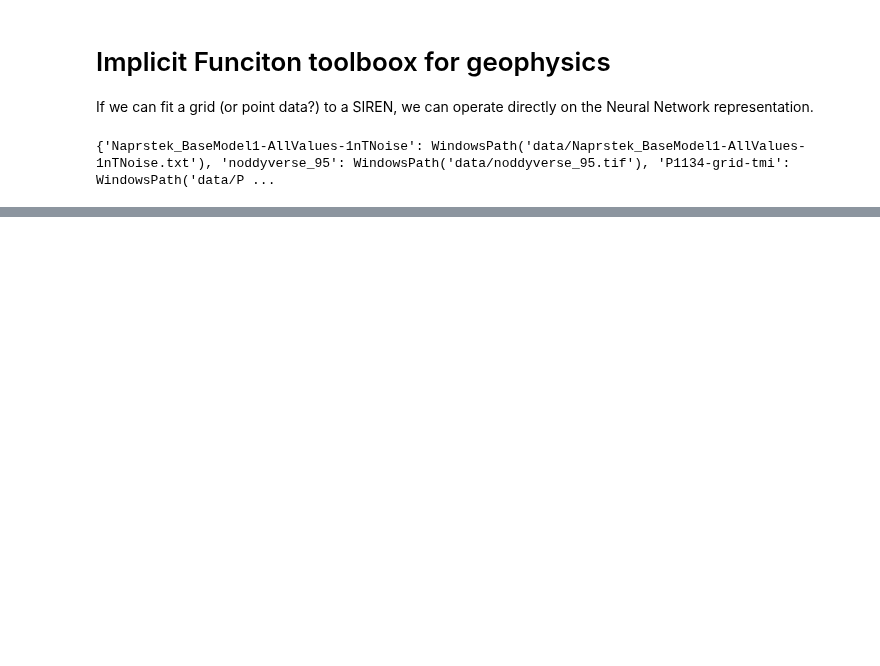
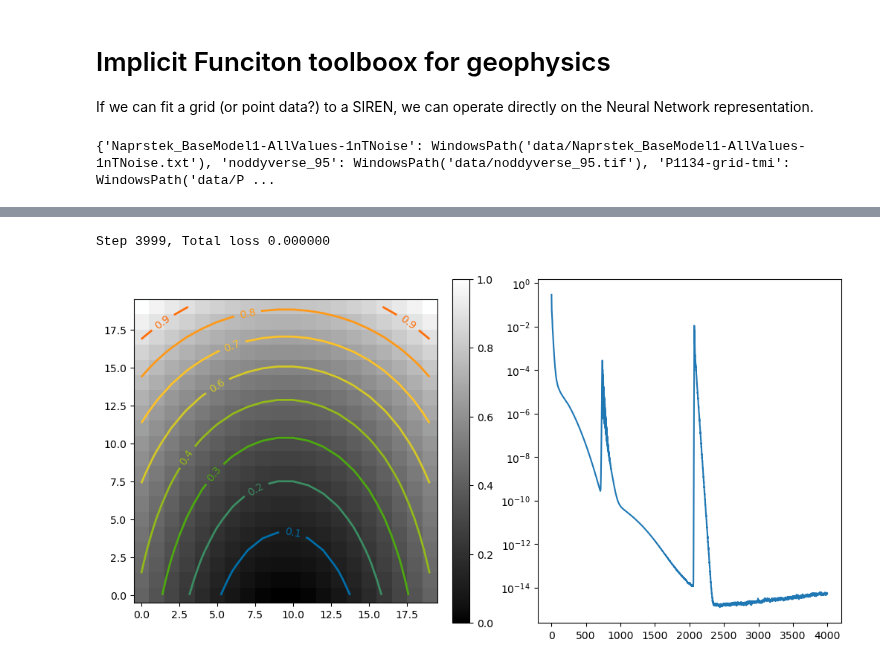
Before and after one commit to LSgeo/ImplicitGeo, a Jupyter notebook: GeoSIREN.ipynb, the cells around one changed output, grey strips where cells are left out. Cells and saved outputs as stored; diff of their text form; code cells hidden in the pictures; blank space fills up the shorter version.

```diff
--- a/GeoSIREN.ipynb
+++ b/GeoSIREN.ipynb
@@ -299,31 +361,34 @@ img_siren.to(device)
 model_input, ground_truth = next(iter(dataloader))
 model_input, ground_truth = model_input.to(device), ground_truth.to(device)
 # %%
-total_steps = 501  # Since the whole image is our dataset, this just means 500 gradient descent steps.
-summary_steps = [500]
+total_steps = 4000  # 4000  # Since the whole image is our dataset, this just means n gradient descent steps.
+summary_steps = [1000000, total_steps - 1]
 
 optim = torch.optim.Adam(lr=1e-4, params=img_siren.parameters())
+losses = []
 
-for step in range(total_steps):
+for step in tqdm(range(total_steps)):
     model_output, coords = img_siren(model_input)
     loss = ((model_output - ground_truth) ** 2).mean()
+    losses.append(loss.item())
 
-    # if step in summary_steps:
-    #     print("Step %d, Total loss %0.6f" % (step, loss))
-    #     img_grad = gradient(model_output, coords)
-    #     img_laplacian = laplace(model_output, coords)
-
-    #     fig, axes = plt.subplots(1, 3, figsize=(18, 6))
-    #     axes[0].set_title("Model output")
-    #     axes[0].imshow(model_output.cpu().view(s, s).detach().numpy())
-    #     axes[1].set_title("Gradient")
-    #     axes[1].imshow(img_grad.norm(dim=-1).cpu().view(s, s).detach().numpy())
-    #     axes[2].set_title("Laplacian")
-    #     axes[2].imshow(img_laplacian.cpu().view(s, s).detach().numpy())
-    #     plt.show()
+    if step in summary_steps:
+        print("Step %d, Total loss %0.6f" % (step, loss))
+        img_grad = gradient(model_output, coords)
+        z = model_output.cpu().view(dset.s, dset.s).detach().numpy()
+        #     img_laplacian = laplace(model_output, coords)
+        plt.figure(constrained_layout=True, figsize=(10, 5))
+        plt.subplot(1,2,1)
+        plt_cntr(z)
+        plt.subplot(1,2,2)
+        plt.plot(losses)
+        plt.semilogy()
 
     optim.zero_grad()
     loss.backward()
     optim.step()
 
 # 600x600, 500 iters, 25 sec, BUT laplacian too much ram
+# %% [output]
+Step 3999, Total loss 0.000000
+[figure, added]
```
Also changed, not shown: parts of 19 cells of this notebook.
